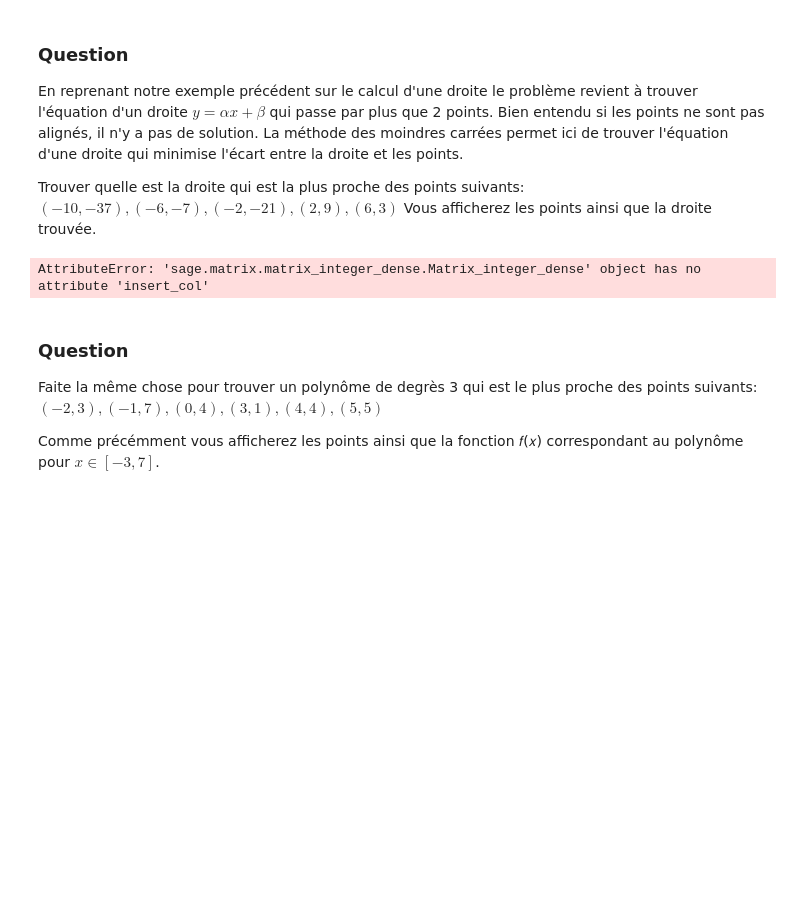
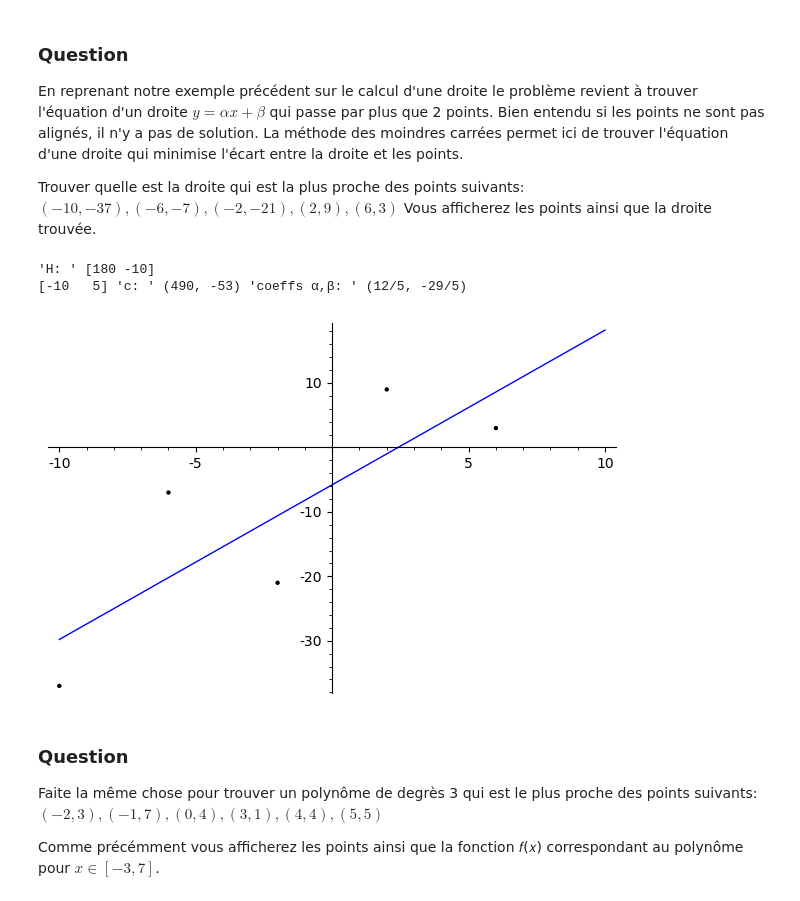
Before and after one commit to j-bento/L3, a Jupyter notebook: S1/Sage/TP5-Algebre-Lineaire.ipynb, the cells around one changed output. Saved outputs shown, nothing was run; the diff lists cells and outputs as text; code cells hidden in the pictures; blank space fills up the shorter version.

```diff
--- a/S1/Sage/TP5-Algebre-Lineaire.ipynb
+++ b/S1/Sage/TP5-Algebre-Lineaire.ipynb
@@ -303,17 +309,25 @@ Vous afficherez les points ainsi que la droite trouvée.
 # %%
 #y=ax+b
 v1=vector([-10,-6,-2,2,6])#les x
-v2=vector([1,1,1,1,1])#les b
+v2=vector([1,1,1,1,1])#les ?
 v3=vector([-37,-7,-21,9,3])#les y
-A=matrix([[-10],[-6],[-2],[2],[6]])
-#A.insert_row(0,[[1],[1],[1],[1],[1]])
-#v1=vector([-10,-37])
-#v2=vector([-6,-7])
-#v3=vector([-2,-21])
-#v4=vector([2,9])
-#v5=vector([6,3])
+A=matrix([v1,v2]).transpose()
+
+H=A.transpose()*A
+c=A.transpose()*v3
+coeffs=H.solve_right(c)
+show("H: ",H,"c: ",c,"coeffs α,β: ",coeffs)
 # %% [output]
-AttributeError: 'sage.matrix.matrix_integer_dense.Matrix_integer_dense' object has no attribute 'insert_col'
+'H: ' [180 -10]
+[-10   5] 'c: ' (490, -53) 'coeffs α,β: ' (12/5, -29/5)
+# %%
+f(x)=coeffs[0]*x+coeffs[1]
+graph=[plot(f,-10,10)]
+for i in range(5):
+    graph.append(point((v1[i],v3[i]),color='black',zorder=4))
+sum(graph)
+# %% [output]
+[figure, added]
 # %% [markdown]
 ### Question
 
```
Also changed, not shown: parts of 10 cells of this notebook.
